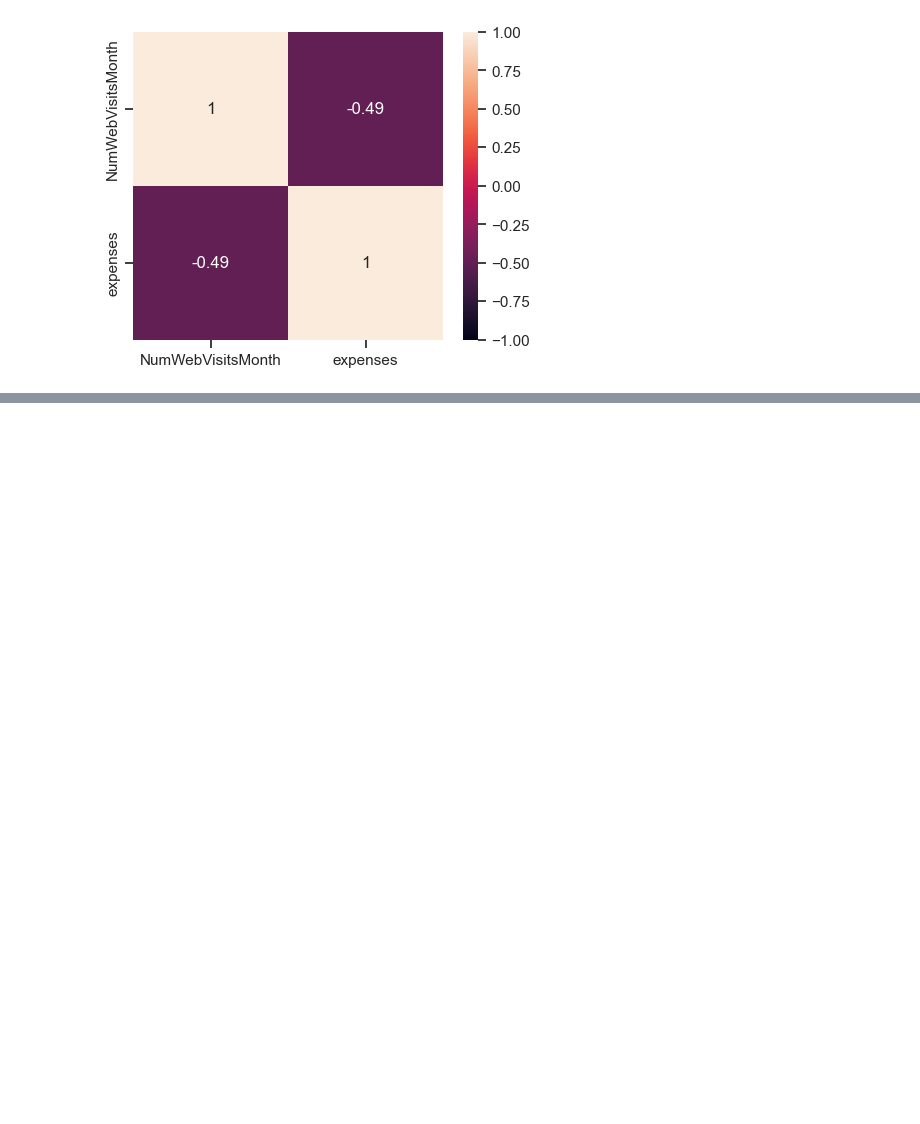
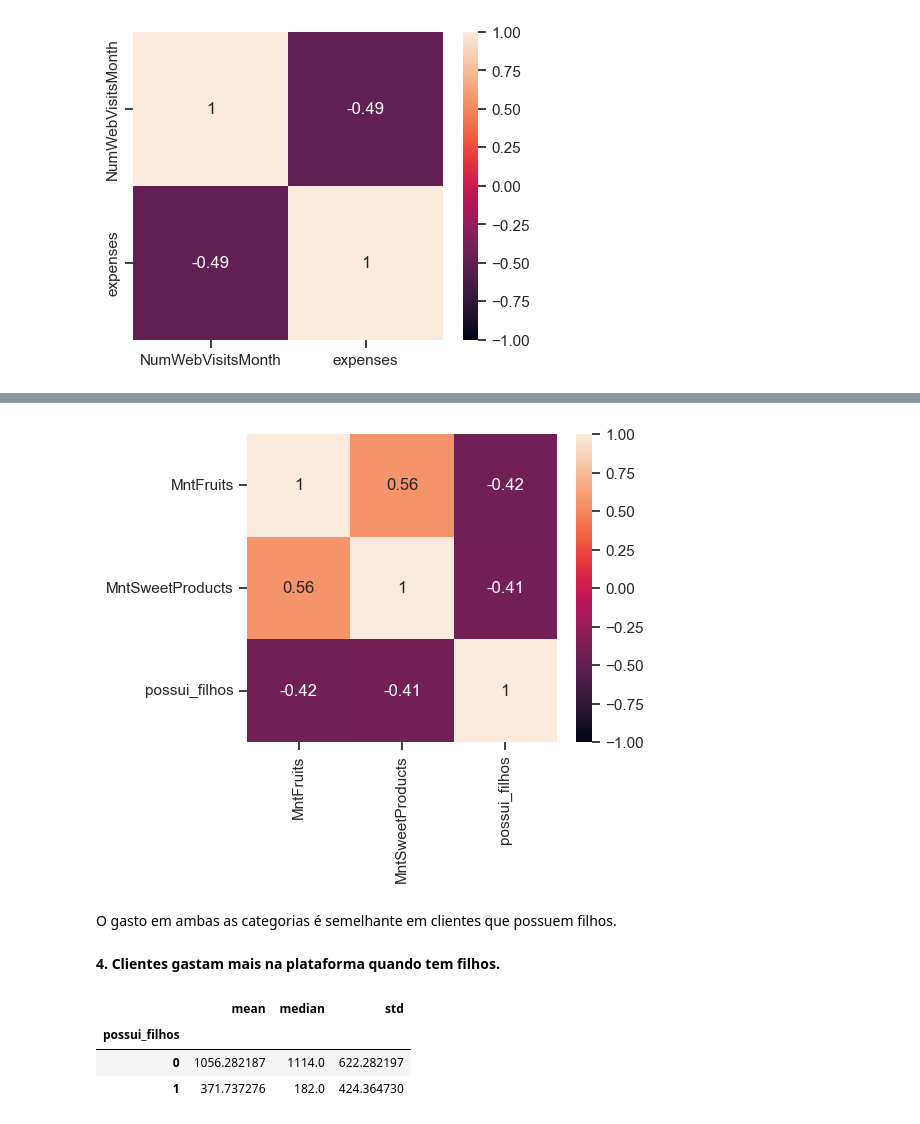
Before and after one commit to danzpy/eda-ifood, a Jupyter notebook: Análise exploratória de dados - Ifood.ipynb, the cells around one changed output, grey strips where cells are left out. Saved outputs shown, nothing was run; the diff lists cells and outputs as text; code cells hidden in the pictures; blank space fills up the shorter version.

```diff
--- a/Análise exploratória de dados - Ifood.ipynb
+++ b/Análise exploratória de dados - Ifood.ipynb
@@ -426,0 +449,3 @@ Suponho que pessoas com menos acessos tendem a gastar mais, conforme análises.
+# %%
+analise_filhos = df[['MntFruits', 'MntSweetProducts', 'expenses', 'kids']].copy()
+analise_filhos['possui_filhos'] = doces_frutas['kids'].map(lambda x: 1 if x > 0 else 0)
@@ -426,0 +460,17 @@ Suponho que pessoas com menos acessos tendem a gastar mais, conforme análises.
+# %%
+f, ax = plt.subplots(figsize=(5, 4))
+sns.heatmap(analise_filhos[['MntFruits', 'MntSweetProducts', 'possui_filhos']].corr(), vmin=-1, vmax=1, annot=True)
+plt.show(3)
+# %% [output]
+[figure, added]
+# %% [markdown]
+O gasto em ambas as categorias é semelhante em clientes que possuem filhos.
+# %% [markdown]
+**4. Clientes gastam mais na plataforma quando tem filhos.**
+# %%
+analise_filhos.groupby('possui_filhos')['expenses'].agg(['mean', 'median', 'std'])
+# %% [output]
+|  | mean | median | std |
+| possui_filhos |  |  |  |
+| 0 | 1056.282187 | 1114.0 | 622.282197 |
+| 1 | 371.737276 | 182.0 | 424.364730 |
```
Also changed, not shown: parts of 22 cells of this notebook, 1 other file.
